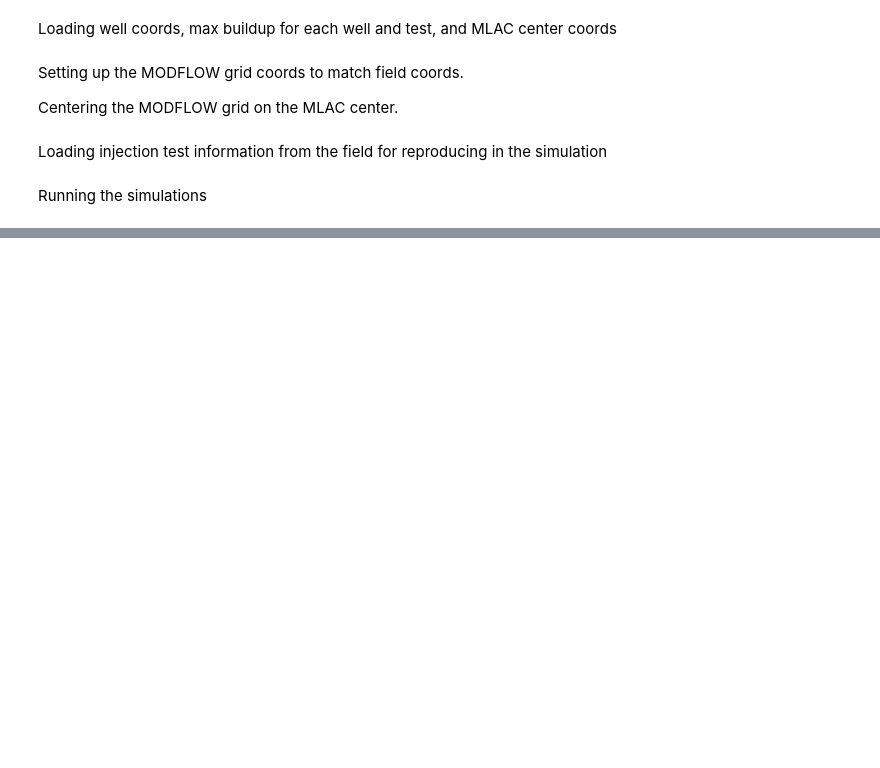
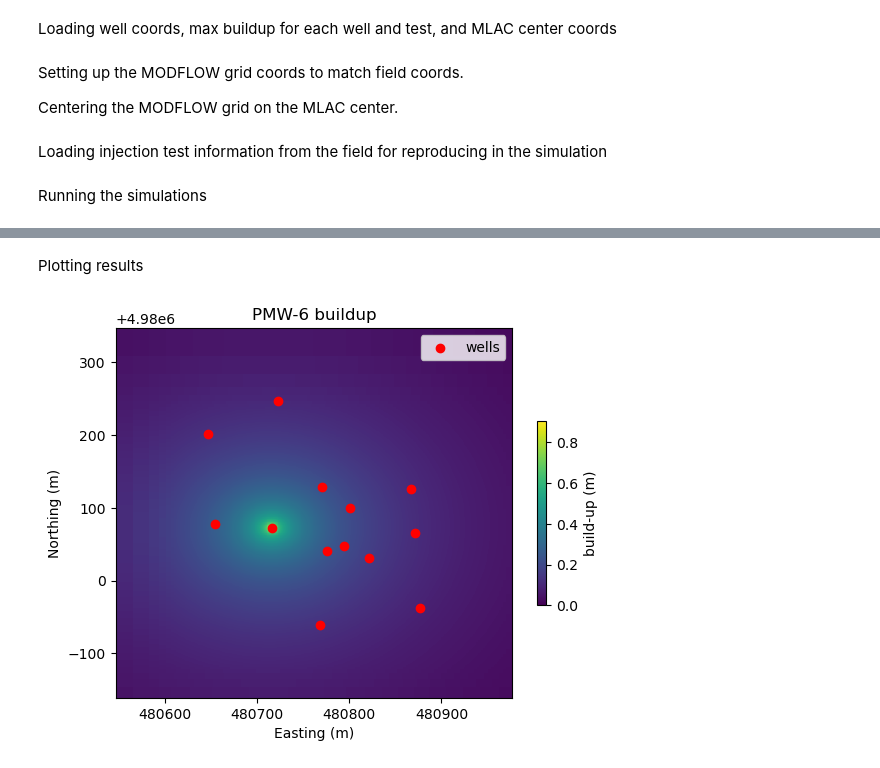
Before and after one commit to philliperalin/MLAC-3D-HT, a Jupyter notebook: src/MODFLOW3D_dev.ipynb, the cells around one changed output, grey strips where cells are left out. Saved outputs shown, nothing was run; the diff lists cells and outputs as text; code cells hidden in the pictures; blank space fills up the shorter version.

```diff
--- a/src/MODFLOW3D_dev.ipynb
+++ b/src/MODFLOW3D_dev.ipynb
@@ -32,6 +32,10 @@ top = top * np.ones((nrow, ncol), dtype=float)
 botm = -30. * 0.3048 #ft to meters (30ft thick)
 botm = botm * np.ones((nlay, nrow, ncol), dtype=float)
 
+botm_dis = [-14. * 0.3048, -16. * 0.3048, -30. * 0.3048 ] #defining bottom of each layer (3 layers)
+for layer in range(nlay):
+    botm[layer] = botm_dis[layer]
+
 #create a flopy grid object
 model_grid = flopy.discretization.StructuredGrid(
     delr=delr,
@@ -46 +50,20 @@ storage_coefficient = specific_storage * aquifer_thickness
 initial_homo_k = 6
+# %%
+specific_storage = [1.e-5, 1.e-5, 1.e-5]
+
+# Go through each layer, and calculate and print
+# layer information
+for k in range(nlay):
+    print(f"\nProcessing Layer {k}")
+    if k == 0:
+        aquifer_thickness = top[0, 0] - botm[0, 0, 0]
+    else:
+        aquifer_thickness = botm[k - 1, 0, 0] - botm[k, 0, 0]
+
+    print(f"{aquifer_thickness=:.2f} m")
+    #print(f"{hydraulic_conductivity[k]=:.2f} m/day")
+    print(f"{specific_storage[k]=:.2e} 1/m")
+    #transmissivity = hydraulic_conductivity[k] * aquifer_thickness
+    #print(f"{transmissivity=:.2f} m/day")
+    storage_coefficient = specific_storage[k] * aquifer_thickness
+    print(f"{storage_coefficient=:.2e}")
@@ -678,0 +474,25 @@ INFORMATION: maxbound in ('gwf6', 'chd', 'dimensions') changed to 4644 based on
+# %% [markdown]
+Plotting results
+# %%
+#plotting
+fig, ax = plt.subplots()
+pmv = flopy.plot.PlotMapView(gwf, ax=ax)
+cb = pmv.plot_array(
+    drawdown[-1]
+)
+
+plt.colorbar(cb, shrink=0.5, label="build-up (m)")
+plt.xlabel("Easting (m)")
+plt.ylabel("Northing (m)")
+#plotting wells on top of the buildup field
+wells_e = [coords['Easting'] for coords in wells.values()]
+wells_n = [coords['Northing'] for coords in wells.values()]
+plt.scatter(wells_e, wells_n, marker="o", color="red", label="wells")
+plt.legend()
+plt.xlim(min(wells_e) - 100, max(wells_e) + 100)
+plt.ylim(min(wells_n) - 100, max(wells_n) + 100)
+plt.title(f"{injection_tests[inj_ID]['inj_well']} buildup")
+plt.gca().xaxis.set_major_locator(MaxNLocator(nbins=5))
+#plt.savefig(f"{ws}/Figs/map/{injection_tests[inj_ID]["inj_well"]}_sim_buildup.png")
+# %% [output]
+[figure, added]
```
Also changed, not shown: parts of 10 cells of this notebook, 26 other files.
